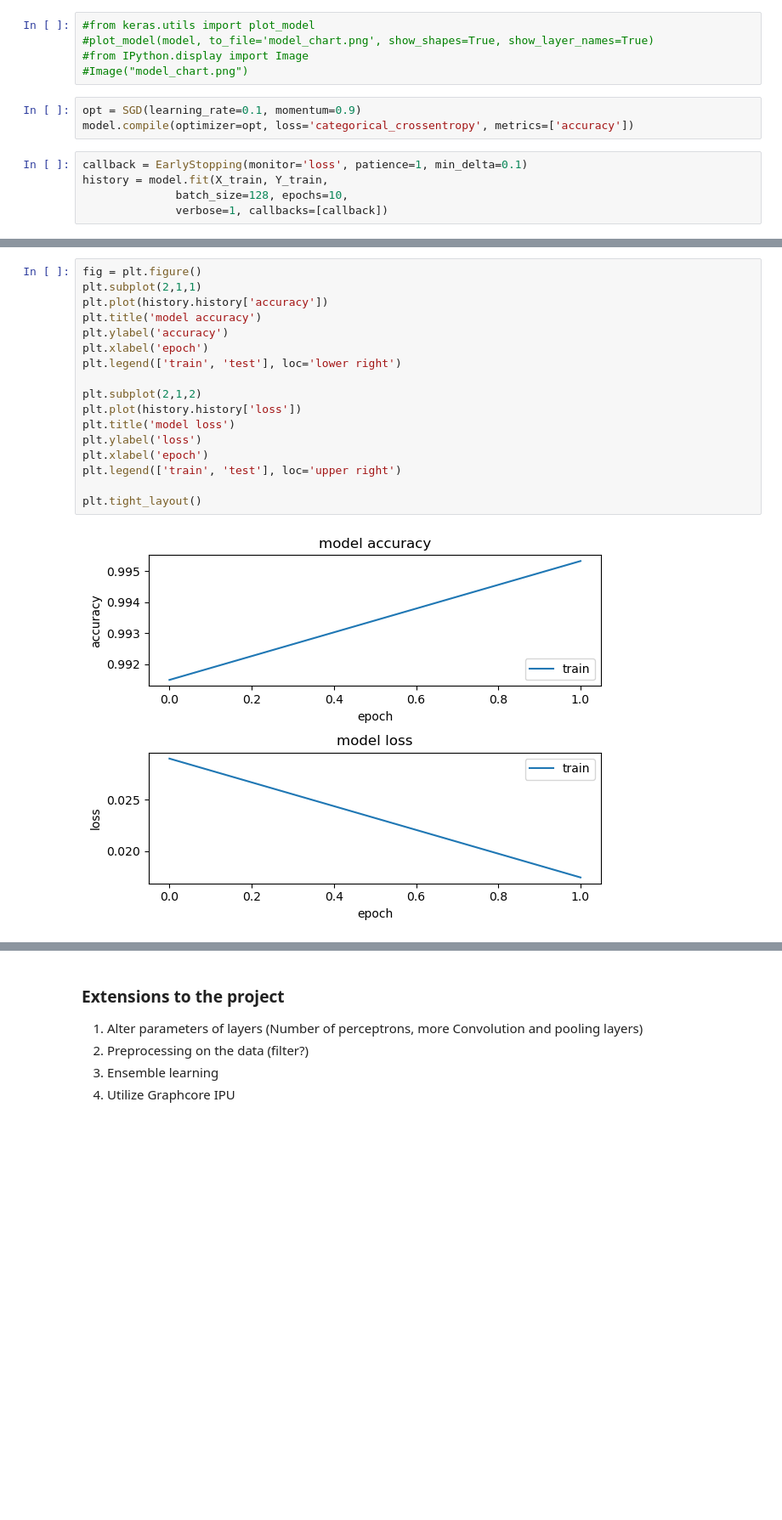
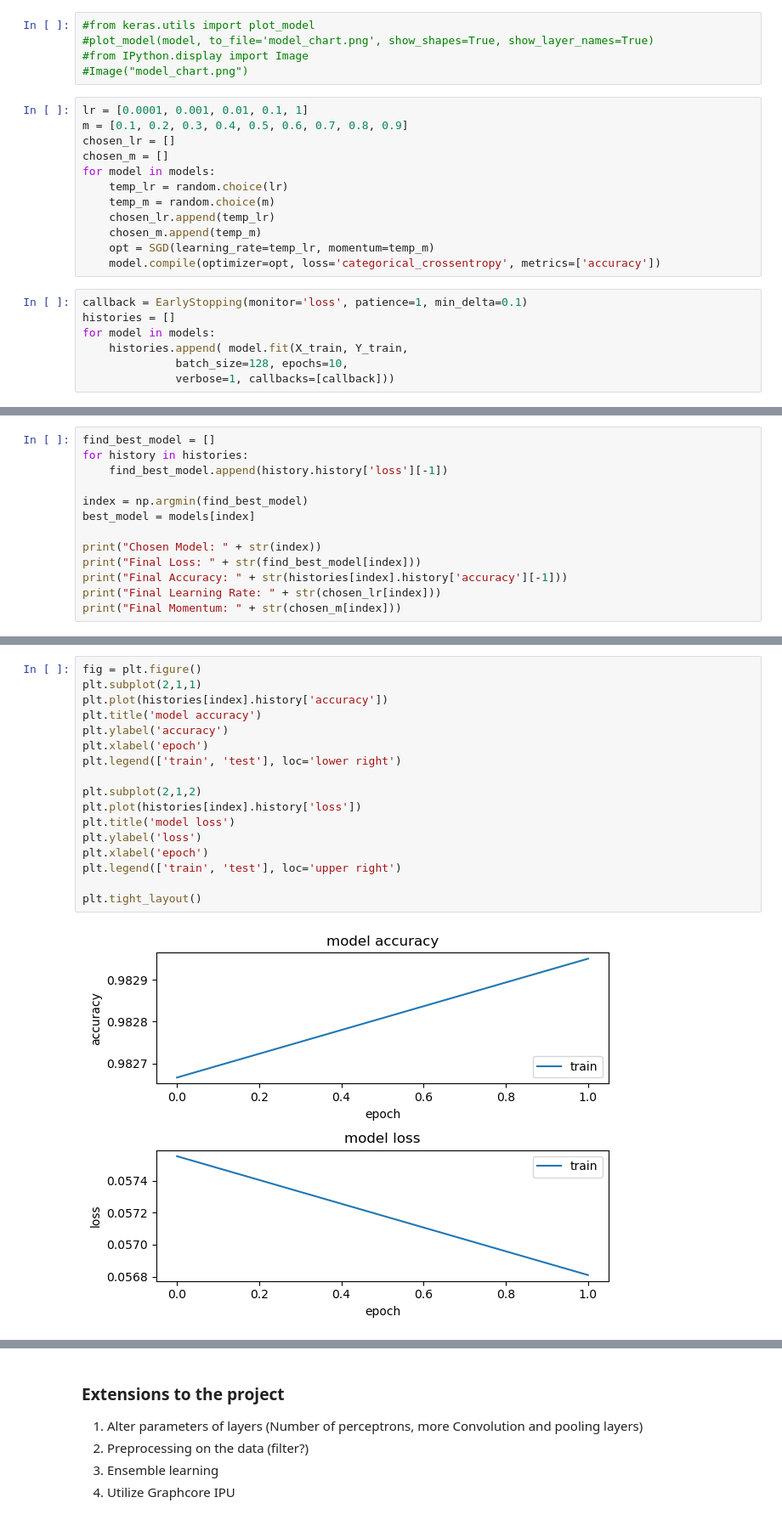
Before and after one commit to JoeMad21/project1EEL6814, a Jupyter notebook: EEL6814Proj1V1.ipynb, the cells around one changed output, grey strips where cells are left out. Shown: that part at 85% size. Drawn from its saved outputs; the diff is of its cells as text; blank space fills up the shorter version.

```diff
--- a/EEL6814Proj1V1.ipynb
+++ b/EEL6814Proj1V1.ipynb
@@ -90,13 +89,24 @@ _________________________________________________________________
 #plot_model(model, to_file='model_chart.png', show_shapes=True, show_layer_names=True)
 #from IPython.display import Image
 #Image("model_chart.png")
-# %%
-opt = SGD(learning_rate=0.1, momentum=0.9)
-model.compile(optimizer=opt, loss='categorical_crossentropy', metrics=['accuracy'])
+# %%
+lr = [0.0001, 0.001, 0.01, 0.1, 1]
+m = [0.1, 0.2, 0.3, 0.4, 0.5, 0.6, 0.7, 0.8, 0.9]
+chosen_lr = []
+chosen_m = []
+for model in models:
+    temp_lr = random.choice(lr)
+    temp_m = random.choice(m)
+    chosen_lr.append(temp_lr)
+    chosen_m.append(temp_m)
+    opt = SGD(learning_rate=temp_lr, momentum=temp_m)
+    model.compile(optimizer=opt, loss='categorical_crossentropy', metrics=['accuracy'])
 # %%
 callback = EarlyStopping(monitor='loss', patience=1, min_delta=0.1)
-history = model.fit(X_train, Y_train,
+histories = []
+for model in models:
+    histories.append( model.fit(X_train, Y_train,
               batch_size=128, epochs=10,
-              verbose=1, callbacks=[callback])
+              verbose=1, callbacks=[callback]))
 # %% [output]
 Epoch 1/10
@@ -105,0 +132,13 @@ Epoch 2/10
+# %%
+find_best_model = []
+for history in histories:
+    find_best_model.append(history.history['loss'][-1])
+
+index = np.argmin(find_best_model)
+best_model = models[index]
+
+print("Chosen Model: " + str(index))
+print("Final Loss: " + str(find_best_model[index]))
+print("Final Accuracy: " + str(histories[index].history['accuracy'][-1]))
+print("Final Learning Rate: " + str(chosen_lr[index]))
+print("Final Momentum: " + str(chosen_m[index]))
@@ -112,20 +157,20 @@ Test accuracy: 0.9266999959945679
 # %%
 fig = plt.figure()
 plt.subplot(2,1,1)
-plt.plot(history.history['accuracy'])
+plt.plot(histories[index].history['accuracy'])
 plt.title('model accuracy')
 plt.ylabel('accuracy')
 plt.xlabel('epoch')
 plt.legend(['train', 'test'], loc='lower right')
 
 plt.subplot(2,1,2)
-plt.plot(history.history['loss'])
+plt.plot(histories[index].history['loss'])
 plt.title('model loss')
 plt.ylabel('loss')
 plt.xlabel('epoch')
 plt.legend(['train', 'test'], loc='upper right')
 
 plt.tight_layout()
 # %% [output]
-[figure, old version]
+[figure, new version]
 # %%
```
Also changed, not shown: parts of 8 cells of this notebook, 1 other file.
